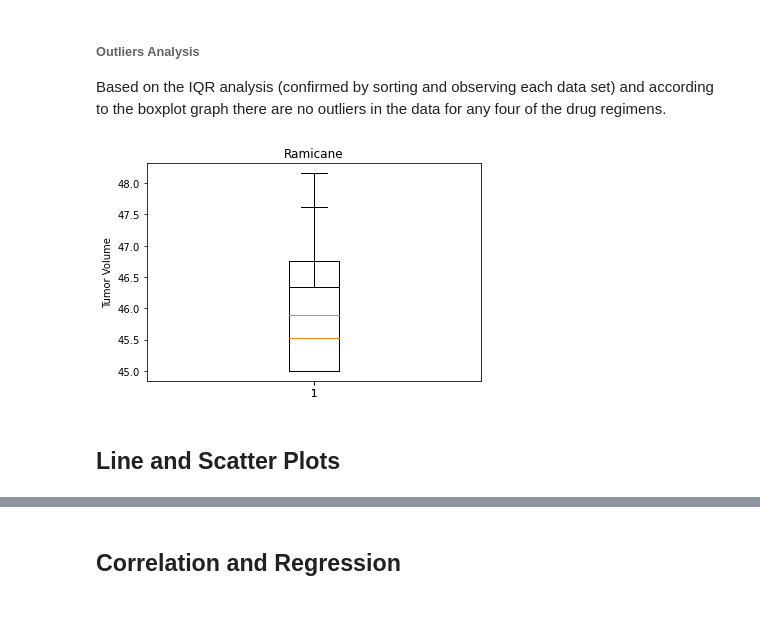
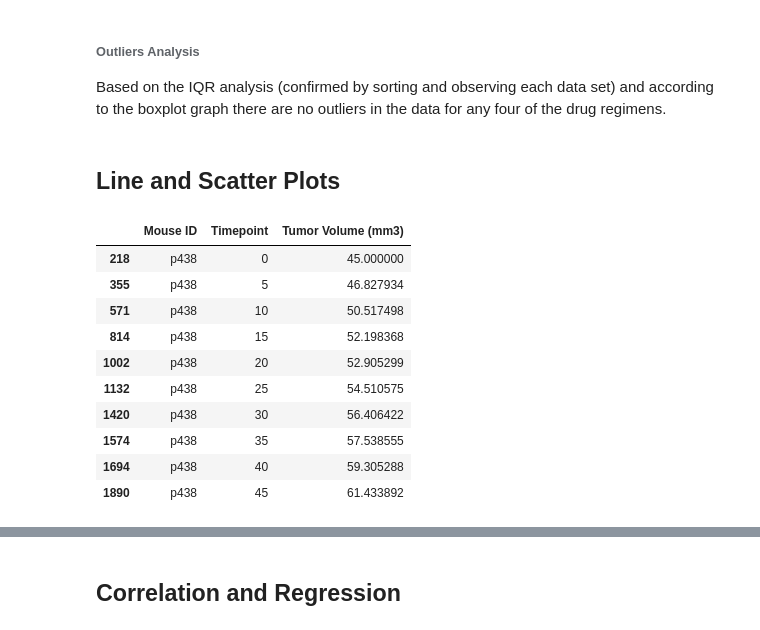
Before and after one commit to jhurley684/05-matplotlib-Pymaceuticals, a Jupyter notebook: Instructions/Pymaceuticals/pymaceuticals_starter.ipynb, the cells around one changed output, grey strips where cells are left out. Saved outputs shown, nothing was run; the diff lists cells and outputs as text; code cells hidden in the pictures.

```diff
--- a/Instructions/Pymaceuticals/pymaceuticals_starter.ipynb
+++ b/Instructions/Pymaceuticals/pymaceuticals_starter.ipynb
@@ -398,23 +385,24 @@ ax.set_xticklabels(my_dict.keys())
 ###### Outliers Analysis
 Based on the IQR analysis (confirmed by sorting and observing each data set) and according to the boxplot graph
 there are no outliers in the data for any four of the drug regimens.
-# %%
-# Generate a box plot of the final tumor volume of each mouse across four regimens of interest
-
-fig1, ax1 = plt.subplots()
-ax1.set_title('Capomulin')
-ax1.set_ylabel('Tumor Volume')
-ax1.boxplot(capomulin_tumors)
-
-ax1.set_title('Ramicane')
-ax1.set_ylabel('Tumor Volume')
-ax1.boxplot(ramicane_tumors)
-plt.show()
-# %% [output]
-[figure, removed]
 # %% [markdown]
 ## Line and Scatter Plots
 # %%
 # Generate a line plot of tumor volume vs. time point for a mouse treated with Capomulin
+time_tumor = merge_mice.iloc[:, 0:3]
+time_tumor2 = time_tumor[time_tumor['Mouse ID'] == 'p438']
+time_tumor2
+# %% [output]
+|  | Mouse ID | Timepoint | Tumor Volume (mm3) |
+| 218 | p438 | 0 | 45.000000 |
+| 355 | p438 | 5 | 46.827934 |
+| 571 | p438 | 10 | 50.517498 |
+| 814 | p438 | 15 | 52.198368 |
+| 1002 | p438 | 20 | 52.905299 |
+| 1132 | p438 | 25 | 54.510575 |
+| 1420 | p438 | 30 | 56.406422 |
+| 1574 | p438 | 35 | 57.538555 |
+| 1694 | p438 | 40 | 59.305288 |
+| 1890 | p438 | 45 | 61.433892 |
 # %%
 # Generate a scatter plot of average tumor volume vs. mouse weight for the Capomulin regimen
```
Also changed, not shown: parts of 3 cells of this notebook.
